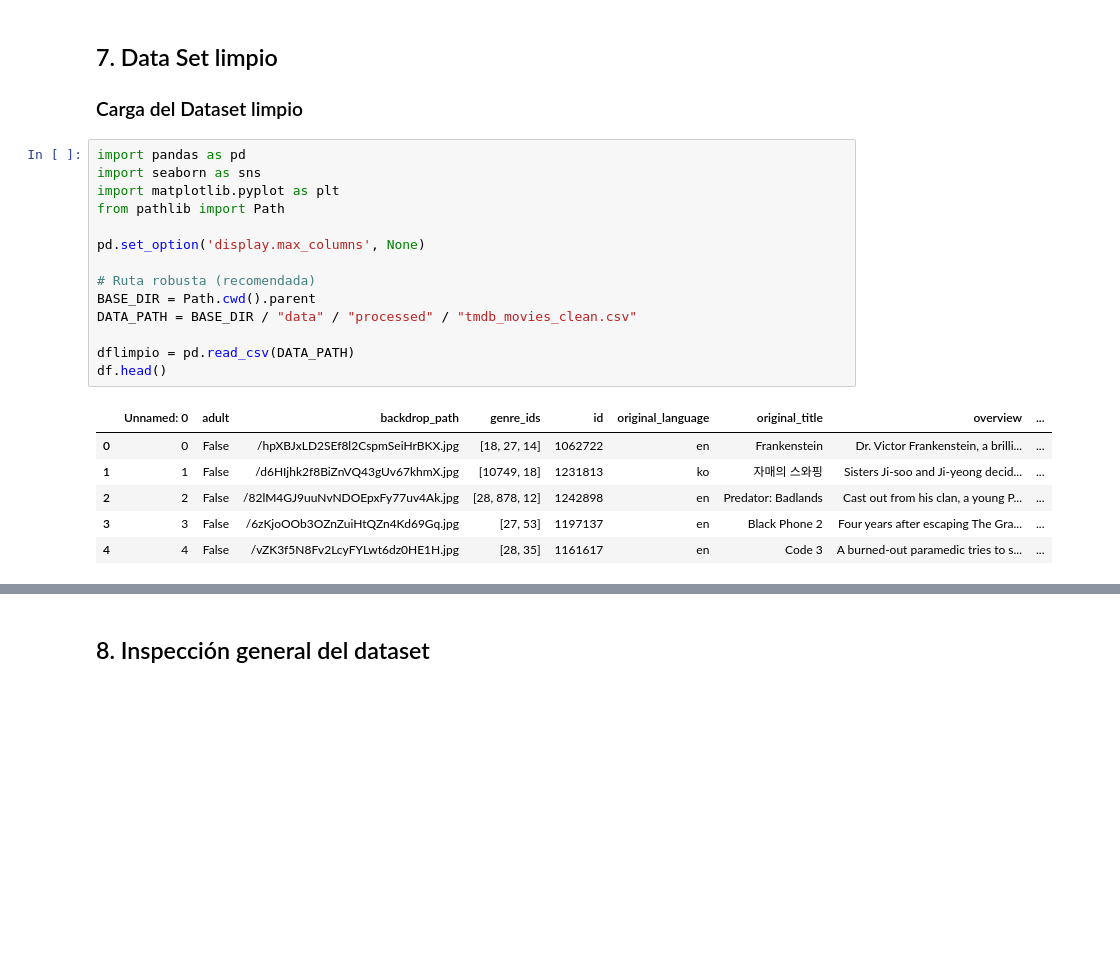
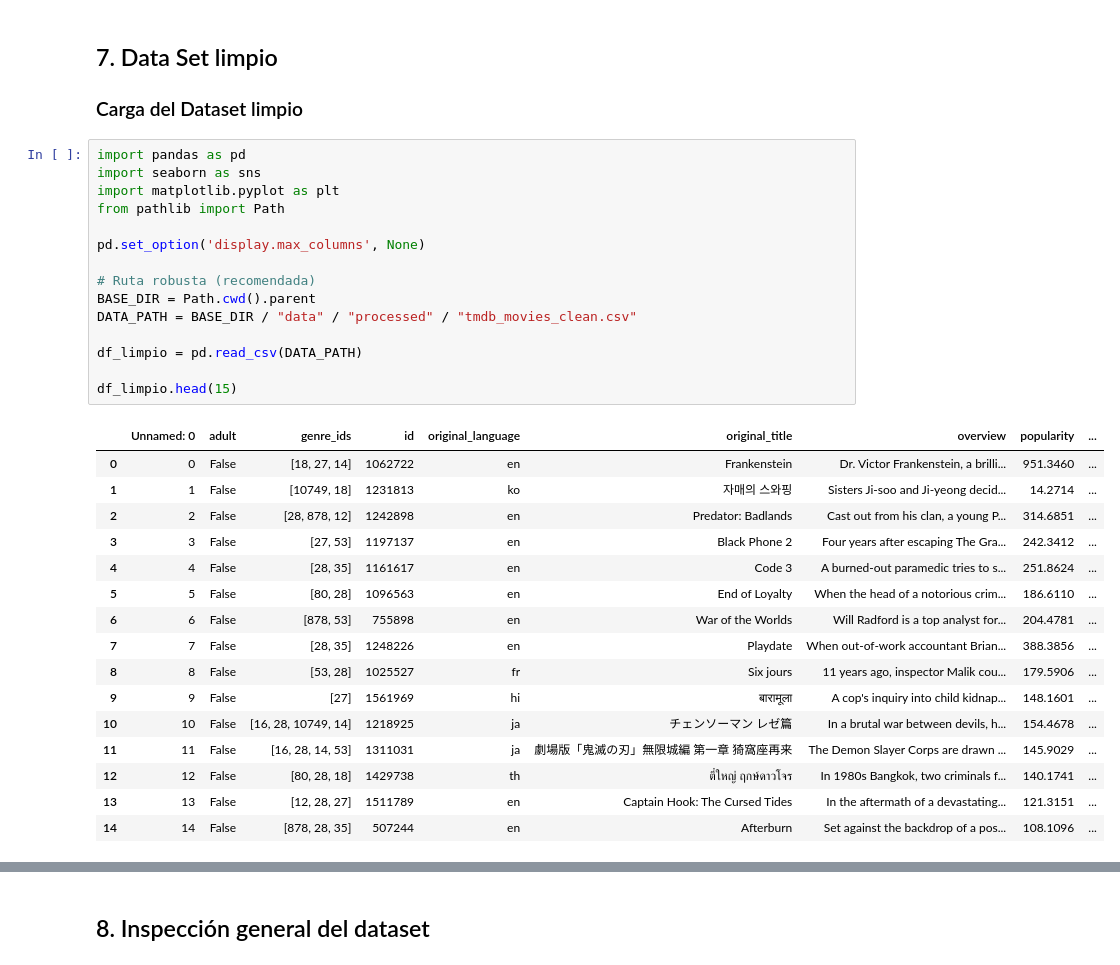
Before and after one commit to MauOrtizC/ProyectoII, a Jupyter notebook: notebooks/01_EDA_TMDB.ipynb, the cells around one changed output, grey strips where cells are left out. Drawn from its saved outputs; the diff is of its cells as text; blank space fills up the shorter version.

```diff
--- a/notebooks/01_EDA_TMDB.ipynb
+++ b/notebooks/01_EDA_TMDB.ipynb
@@ -95,21 +95,32 @@ df[['release_date','release_year']].head()
 # %%
 import pandas as pd
 import seaborn as sns
 import matplotlib.pyplot as plt
 from pathlib import Path
 
 pd.set_option('display.max_columns', None)
 
 # Ruta robusta (recomendada)
 BASE_DIR = Path.cwd().parent
 DATA_PATH = BASE_DIR / "data" / "processed" / "tmdb_movies_clean.csv"
 
-dflimpio = pd.read_csv(DATA_PATH)
-df.head()
+df_limpio = pd.read_csv(DATA_PATH)
+
+df_limpio.head(15)
 # %% [output]
-|  | Unnamed: 0 | adult | backdrop_path | genre_ids | id | original_language | original_title | overview | ... |
-| 0 | 0 | False | /hpXBJxLD2SEf8l2CspmSeiHrBKX.jpg | [18, 27, 14] | 1062722 | en | Frankenstein | Dr. Victor Frankenstein, a brilli... | ... |
-| 1 | 1 | False | /d6HIjhk2f8BiZnVQ43gUv67khmX.jpg | [10749, 18] | 1231813 | ko | 자매의 스와핑 | Sisters Ji-soo and Ji-yeong decid... | ... |
-| 2 | 2 | False | /82lM4GJ9uuNvNDOEpxFy77uv4Ak.jpg | [28, 878, 12] | 1242898 | en | Predator: Badlands | Cast out from his clan, a young P... | ... |
-| 3 | 3 | False | /6zKjoOOb3OZnZuiHtQZn4Kd69Gq.jpg | [27, 53] | 1197137 | en | Black Phone 2 | Four years after escaping The Gra... | ... |
-| 4 | 4 | False | /vZK3f5N8Fv2LcyFYLwt6dz0HE1H.jpg | [28, 35] | 1161617 | en | Code 3 | A burned-out paramedic tries to s... | ... |
+|  | Unnamed: 0 | adult | genre_ids | id | original_language | original_title | overview | popularity | ... |
+| 0 | 0 | False | [18, 27, 14] | 1062722 | en | Frankenstein | Dr. Victor Frankenstein, a brilli... | 951.3460 | ... |
+| 1 | 1 | False | [10749, 18] | 1231813 | ko | 자매의 스와핑 | Sisters Ji-soo and Ji-yeong decid... | 14.2714 | ... |
+| 2 | 2 | False | [28, 878, 12] | 1242898 | en | Predator: Badlands | Cast out from his clan, a young P... | 314.6851 | ... |
+| 3 | 3 | False | [27, 53] | 1197137 | en | Black Phone 2 | Four years after escaping The Gra... | 242.3412 | ... |
+| 4 | 4 | False | [28, 35] | 1161617 | en | Code 3 | A burned-out paramedic tries to s... | 251.8624 | ... |
+| 5 | 5 | False | [80, 28] | 1096563 | en | End of Loyalty | When the head of a notorious crim... | 186.6110 | ... |
+| 6 | 6 | False | [878, 53] | 755898 | en | War of the Worlds | Will Radford is a top analyst for... | 204.4781 | ... |
+| 7 | 7 | False | [28, 35] | 1248226 | en | Playdate | When out-of-work accountant Brian... | 388.3856 | ... |
+| 8 | 8 | False | [53, 28] | 1025527 | fr | Six jours | 11 years ago, inspector Malik cou... | 179.5906 | ... |
+| 9 | 9 | False | [27] | 1561969 | hi | बारामूला | A cop's inquiry into child kidnap... | 148.1601 | ... |
+| 10 | 10 | False | [16, 28, 10749, 14] | 1218925 | ja | チェンソーマン レゼ篇 | In a brutal war between devils, h... | 154.4678 | ... |
+| 11 | 11 | False | [16, 28, 14, 53] | 1311031 | ja | 劇場版「鬼滅の刃」無限城編 第一章 猗窩座再来 | The Demon Slayer Corps are drawn ... | 145.9029 | ... |
+| 12 | 12 | False | [80, 28, 18] | 1429738 | th | ตี๋ใหญ่ ฤกษ์ดาวโจร | In 1980s Bangkok, two criminals f... | 140.1741 | ... |
+| 13 | 13 | False | [12, 28, 27] | 1511789 | en | Captain Hook: The Cursed Tides | In the aftermath of a devastating... | 121.3151 | ... |
+| 14 | 14 | False | [878, 28, 35] | 507244 | en | Afterburn | Set against the backdrop of a pos... | 108.1096 | ... |
```
Also changed, not shown: parts of 17 cells of this notebook, 1 other file.
